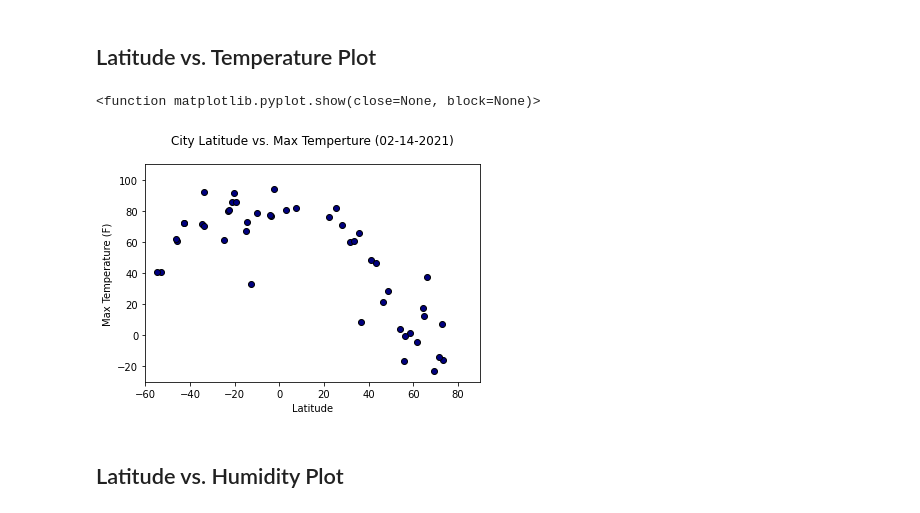
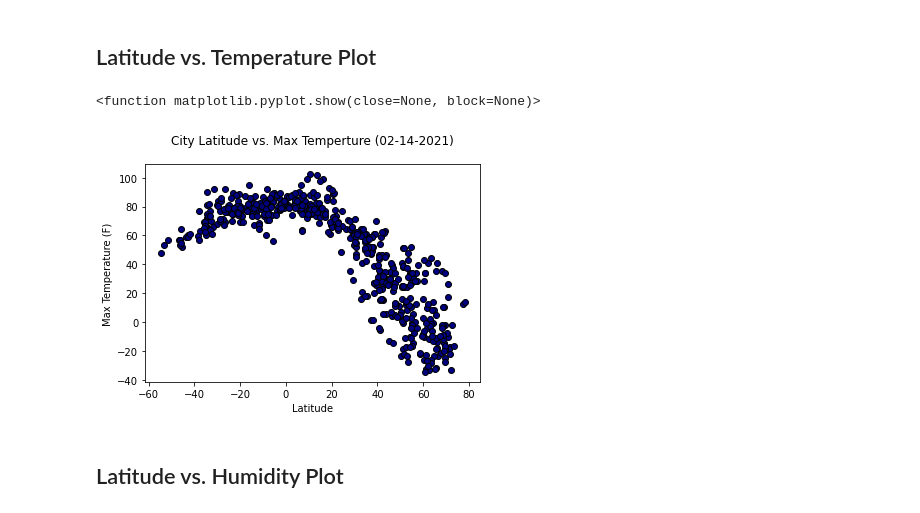
Before and after one commit to safetyh546/python-api-challenge, a Jupyter notebook: WeatherPy/WeatherPy.ipynb, the cells around one changed output. Drawn from its saved outputs; the diff is of its cells as text; code cells hidden in the pictures.

```diff
--- a/WeatherPy/WeatherPy.ipynb
+++ b/WeatherPy/WeatherPy.ipynb
@@ -77,7 +78,7 @@ cityDF= pd.DataFrame({"City": cities,
                                })
 
 #uncomment this for testing smaller dataset
-cityDF = cityDF.iloc[0:50]
+#cityDF = cityDF.iloc[0:300]
 
 # Loop through the cityDF and find all weather data for each city
 print("Beginning Data Retrieval")
@@ -206,20 +183,20 @@ clean_city_data.head(10)
 # %%
 x_values = clean_city_data['Lat']
 y_values = clean_city_data['Max Temp']
 DT = datetime.utcfromtimestamp(clean_city_data.loc[0,"Date"]).strftime('%m-%d-%Y')
 
-plt.ylim(-30,110)
-plt.xlim(-60,90)
+#plt.ylim(-30,110)
+#plt.xlim(-60,90)
 plt.xlabel("Latitude")
 plt.ylabel("Max Temperature (F)")
 plt.title("City Latitude vs. Max Temperture ("+str(DT)+")",pad=20)
 plt.scatter(x_values, y_values, marker="o", facecolors="navy",edgecolors="black")
 
-plt.savefig("LatitudevsTemperature")
+plt.savefig("LatitudeVsTemperature")
 plt.show
 # %% [output]
 <function matplotlib.pyplot.show(close=None, block=None)>
-[figure, old version]
+[figure, new version]
 # %% [markdown]
 ## Latitude vs. Humidity Plot
 # %%
```
Also changed, not shown: parts of 18 cells of this notebook, 13 other files.
